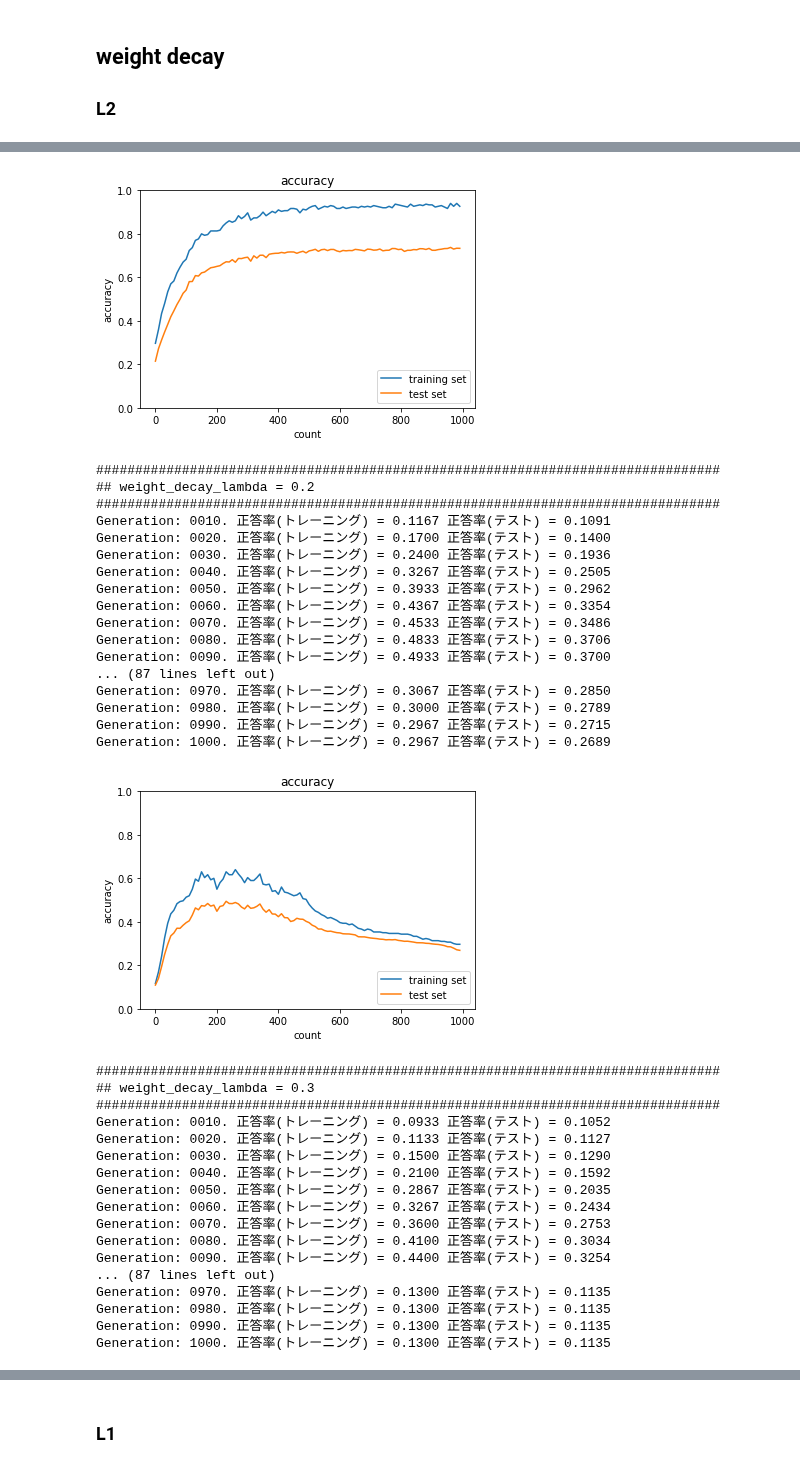
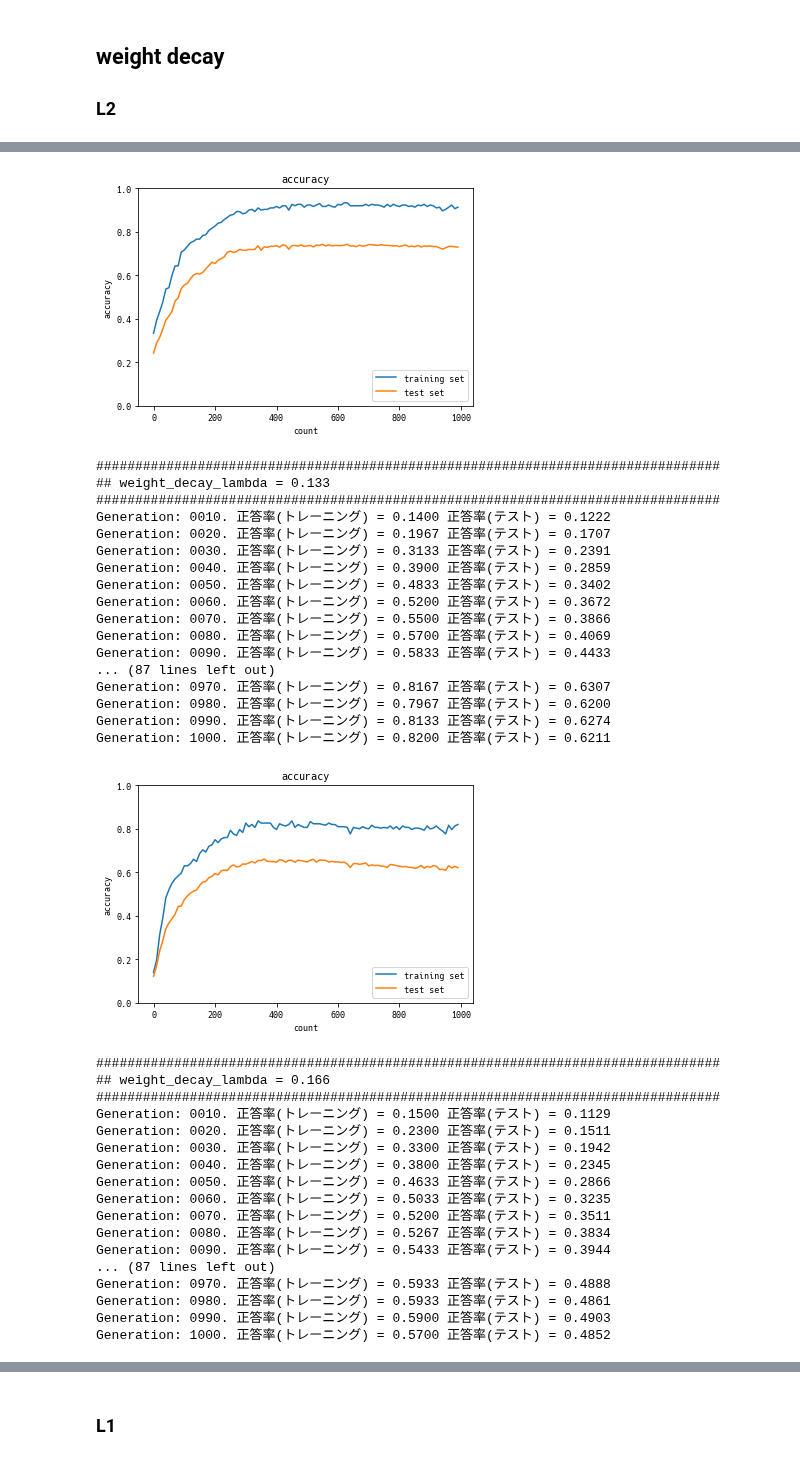
Before and after one commit to honchi-github-project/study_deeplearning_e, a Jupyter notebook: 03_exercise/lesson_2/2_5_overfiting.ipynb, the cells around one changed output, grey strips where cells are left out. Drawn from its saved outputs; the diff is of its cells as text; code cells hidden in the pictures.

```diff
--- a/03_exercise/lesson_2/2_5_overfiting.ipynb
+++ b/03_exercise/lesson_2/2_5_overfiting.ipynb
@@ -233,7 +232,7 @@ accuracies_train = []
 accuracies_test = []
 
 # 正則化強度設定 ======================================
-weight_decay_lambda = 0.2
+weight_decay_lambda = 0.133
 # =================================================
 
 print('################################################################################')
@@ -293,7 +292,7 @@ accuracies_train = []
 accuracies_test = []
 
 # 正則化強度設定 ======================================
-weight_decay_lambda = 0.3
+weight_decay_lambda = 0.166
 # =================================================
 
 print('################################################################################')
@@ -352,7 +351,7 @@ accuracies_train = []
 accuracies_test = []
 
 # 正則化強度設定 ======================================
-weight_decay_lambda = 0.5
+weight_decay_lambda = 0.2
 # =================================================
 
 print('################################################################################')
@@ -438,36 +437,36 @@ Generation: 1000. 正答率(トレーニング) = 0.9267 正答率(テスト) =
-[figure, old version]
+[figure, new version]
 ################################################################################
-## weight_decay_lambda = 0.2
+## weight_decay_lambda = 0.133
 ################################################################################
-Generation: 0010. 正答率(トレーニング) = 0.1167 正答率(テスト) = 0.1091
-Generation: 0020. 正答率(トレーニング) = 0.1700 正答率(テスト) = 0.1400
-Generation: 0030. 正答率(トレーニング) = 0.2400 正答率(テスト) = 0.1936
-Generation: 0040. 正答率(トレーニング) = 0.3267 正答率(テスト) = 0.2505
-Generation: 0050. 正答率(トレーニング) = 0.3933 正答率(テスト) = 0.2962
-Generation: 0060. 正答率(トレーニング) = 0.4367 正答率(テスト) = 0.3354
-Generation: 0070. 正答率(トレーニング) = 0.4533 正答率(テスト) = 0.3486
-Generation: 0080. 正答率(トレーニング) = 0.4833 正答率(テスト) = 0.3706
-Generation: 0090. 正答率(トレーニング) = 0.4933 正答率(テスト) = 0.3700
+Generation: 0010. 正答率(トレーニング) = 0.1400 正答率(テスト) = 0.1222
+Generation: 0020. 正答率(トレーニング) = 0.1967 正答率(テスト) = 0.1707
+Generation: 0030. 正答率(トレーニング) = 0.3133 正答率(テスト) = 0.2391
+Generation: 0040. 正答率(トレーニング) = 0.3900 正答率(テスト) = 0.2859
+Generation: 0050. 正答率(トレーニング) = 0.4833 正答率(テスト) = 0.3402
+Generation: 0060. 正答率(トレーニング) = 0.5200 正答率(テスト) = 0.3672
+Generation: 0070. 正答率(トレーニング) = 0.5500 正答率(テスト) = 0.3866
+Generation: 0080. 正答率(トレーニング) = 0.5700 正答率(テスト) = 0.4069
+Generation: 0090. 正答率(トレーニング) = 0.5833 正答率(テスト) = 0.4433
 ... (87 lines left out)
-Generation: 0970. 正答率(トレーニング) = 0.3067 正答率(テスト) = 0.2850
-Generation: 0980. 正答率(トレーニング) = 0.3000 正答率(テスト) = 0.2789
-Generation: 0990. 正答率(トレーニング) = 0.2967 正答率(テスト) = 0.2715
-Generation: 1000. 正答率(トレーニング) = 0.2967 正答率(テスト) = 0.2689
+Generation: 0970. 正答率(トレーニング) = 0.8167 正答率(テスト) = 0.6307
+Generation: 0980. 正答率(トレーニング) = 0.7967 正答率(テスト) = 0.6200
+Generation: 0990. 正答率(トレーニング) = 0.8133 正答率(テスト) = 0.6274
+Generation: 1000. 正答率(トレーニング) = 0.8200 正答率(テスト) = 0.6211
-[figure, old version]
+[figure, new version]
 ################################################################################
-## weight_decay_lambda = 0.3
+## weight_decay_lambda = 0.166
 ################################################################################
-Generation: 0010. 正答率(トレーニング) = 0.0933 正答率(テスト) = 0.1052
-Generation: 0020. 正答率(トレーニング) = 0.1133 正答率(テスト) = 0.1127
-Generation: 0030. 正答率(トレーニング) = 0.1500 正答率(テスト) = 0.1290
-Generation: 0040. 正答率(トレーニング) = 0.2100 正答率(テスト) = 0.1592
-Generation: 0050. 正答率(トレーニング) = 0.2867 正答率(テスト) = 0.2035
-Generation: 0060. 正答率(トレーニング) = 0.3267 正答率(テスト) = 0.2434
-Generation: 0070. 正答率(トレーニング) = 0.3600 正答率(テスト) = 0.2753
-Generation: 0080. 正答率(トレーニング) = 0.4100 正答率(テスト) = 0.3034
-Generation: 0090. 正答率(トレーニング) = 0.4400 正答率(テスト) = 0.3254
+Generation: 0010. 正答率(トレーニング) = 0.1500 正答率(テスト) = 0.1129
+Generation: 0020. 正答率(トレーニング) = 0.2300 正答率(テスト) = 0.1511
+Generation: 0030. 正答率(トレーニング) = 0.3300 正答率(テスト) = 0.1942
+Generation: 0040. 正答率(トレーニング) = 0.3800 正答率(テスト) = 0.2345
+Generation: 0050. 正答率(トレーニング) = 0.4633 正答率(テスト) = 0.2866
+Generation: 0060. 正答率(トレーニング) = 0.5033 正答率(テスト) = 0.3235
+Generation: 0070. 正答率(トレーニング) = 0.5200 正答率(テスト) = 0.3511
+Generation: 0080. 正答率(トレーニング) = 0.5267 正答率(テスト) = 0.3834
+Generation: 0090. 正答率(トレーニング) = 0.5433 正答率(テスト) = 0.3944
 ... (87 lines left out)
-Generation: 0970. 正答率(トレーニング) = 0.1300 正答率(テスト) = 0.1135
-Generation: 0980. 正答率(トレーニング) = 0.1300 正答率(テスト) = 0.1135
-Generation: 0990. 正答率(トレーニング) = 0.1300 正答率(テスト) = 0.1135
-Generation: 1000. 正答率(トレーニング) = 0.1300 正答率(テスト) = 0.1135
+Generation: 0970. 正答率(トレーニング) = 0.5933 正答率(テスト) = 0.4888
+Generation: 0980. 正答率(トレーニング) = 0.5933 正答率(テスト) = 0.4861
+Generation: 0990. 正答率(トレーニング) = 0.5900 正答率(テスト) = 0.4903
+Generation: 1000. 正答率(トレーニング) = 0.5700 正答率(テスト) = 0.4852
```
Also changed, not shown: parts of 3 cells of this notebook, 15 other files.
